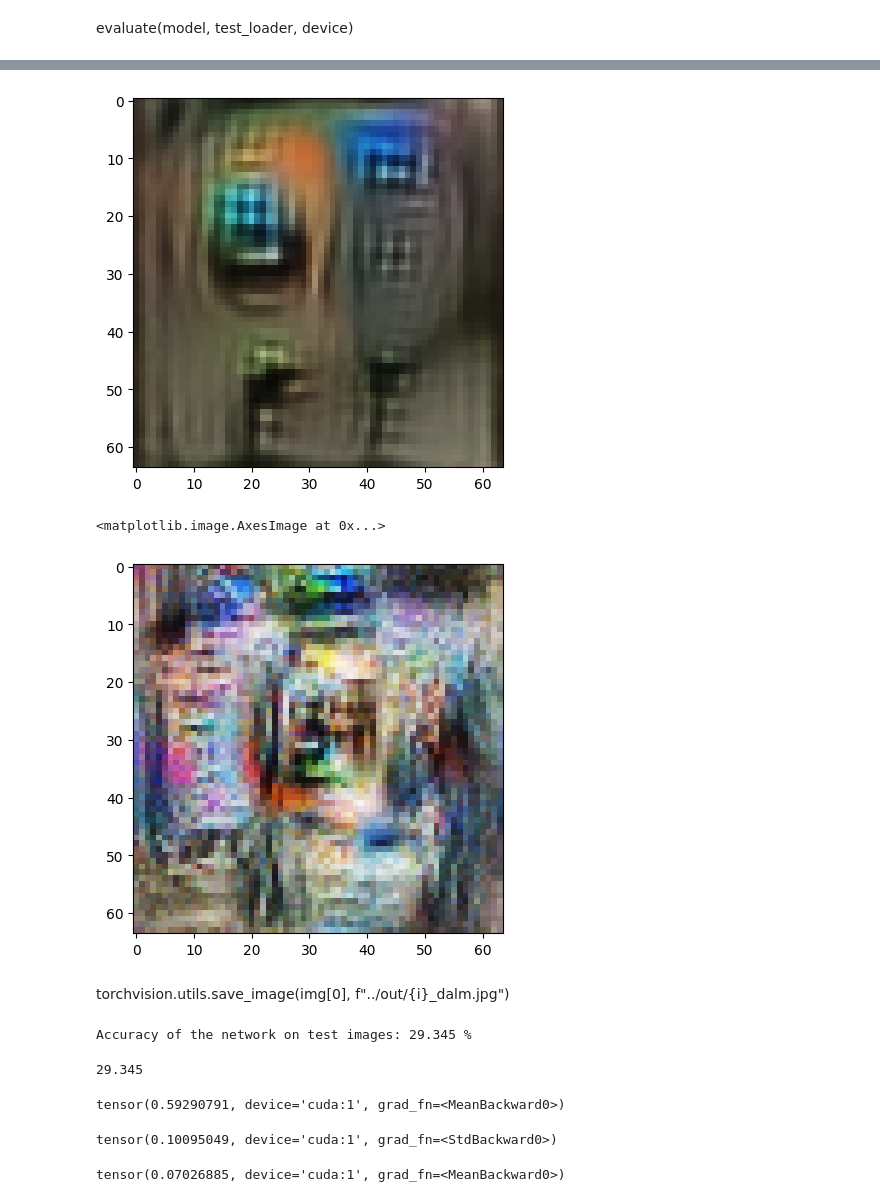
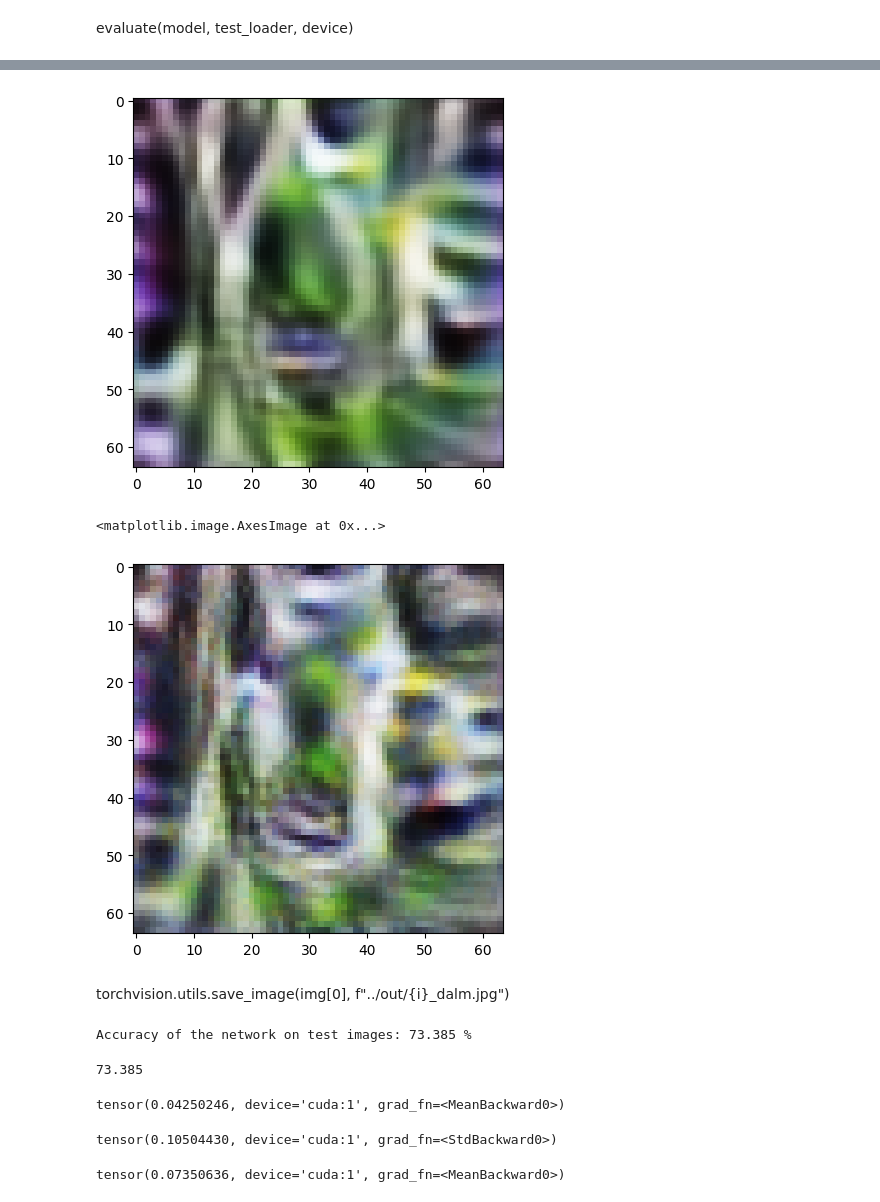
Before and after one commit to dilyabareeva/grad_slingshot, a Jupyter notebook: notebooks/before_after.ipynb, the cells around one changed output, grey strips where cells are left out. Drawn from its saved outputs; the diff is of its cells as text; code cells hidden in the pictures.

```diff
--- a/notebooks/before_after.ipynb
+++ b/notebooks/before_after.ipynb
@@ -15,7 +15,7 @@ Pre-epochs for data2/bareeva/Projects/man_am//miniimagenet/relu/dalmatian_exp_fr
 # %%
 with initialize(version_base=None, config_path="../config"):
     cfg = compose(
-        config_name="config",
+        config_name="config_many_images",
         overrides=[
         ],
     )
@@ -239,34 +239,34 @@ image_param = dreamer.render(
 plt.imshow(image_param)
 plt.show()
 # %% [output]
-[figure, old version]
+[figure, new version]
 # %%
 i = 100
 img, _, tstart = feature_visualisation(
     net=target_model,
     noise_dataset=noise_dataset,
     man_index=target_neuron,
     lr=0.01,
     n_steps=i,
     # init_mean=noise_dataset.param,
     # save_list=[1, 5, 10, 20, 50, 100, 2000],
-    #tf=transforms.Compose(image_transforms),
-    #grad_clip=True,
+    tf=transforms.Compose(image_transforms),
+    grad_clip=True,
     adam=True,
     layer_str=default_layer_str,
     device=device,
 )
 plt.imshow(img[0].permute(1, 2, 0).detach().cpu().numpy())
 # %% [output]
 <matplotlib.image.AxesImage at 0x...>
-[figure, old version]
+[figure, new version]
 # %% [markdown]
 torchvision.utils.save_image(img[0], f"../out/{i}_dalm.jpg")
 # %%
 evaluate(target_model, test_loader, device)
 # %% [output]
-Accuracy of the network on test images: 29.345 %
+Accuracy of the network on test images: 73.385 %
-29.345
+73.385
 # %%
 f = noise_dataset.forward
 param = noise_dataset.parametrize(img)
@@ -278,12 +278,12 @@ print(
     .mean()
 )
 # %% [output]
-tensor(0.59290791, device='cuda:1', grad_fn=<MeanBackward0>)
+tensor(0.04250246, device='cuda:1', grad_fn=<MeanBackward0>)
 # %%
 (param - noise_dataset.param).std()
 # %% [output]
-tensor(0.10095049, device='cuda:1', grad_fn=<StdBackward0>)
+tensor(0.10504430, device='cuda:1', grad_fn=<StdBackward0>)
 # %%
 (param - noise_dataset.param).abs().mean()
 # %% [output]
-tensor(0.07026885, device='cuda:1', grad_fn=<MeanBackward0>)
+tensor(0.07350636, device='cuda:1', grad_fn=<MeanBackward0>)
```
Also changed, not shown: parts of 4 cells of this notebook, 3 other files.
